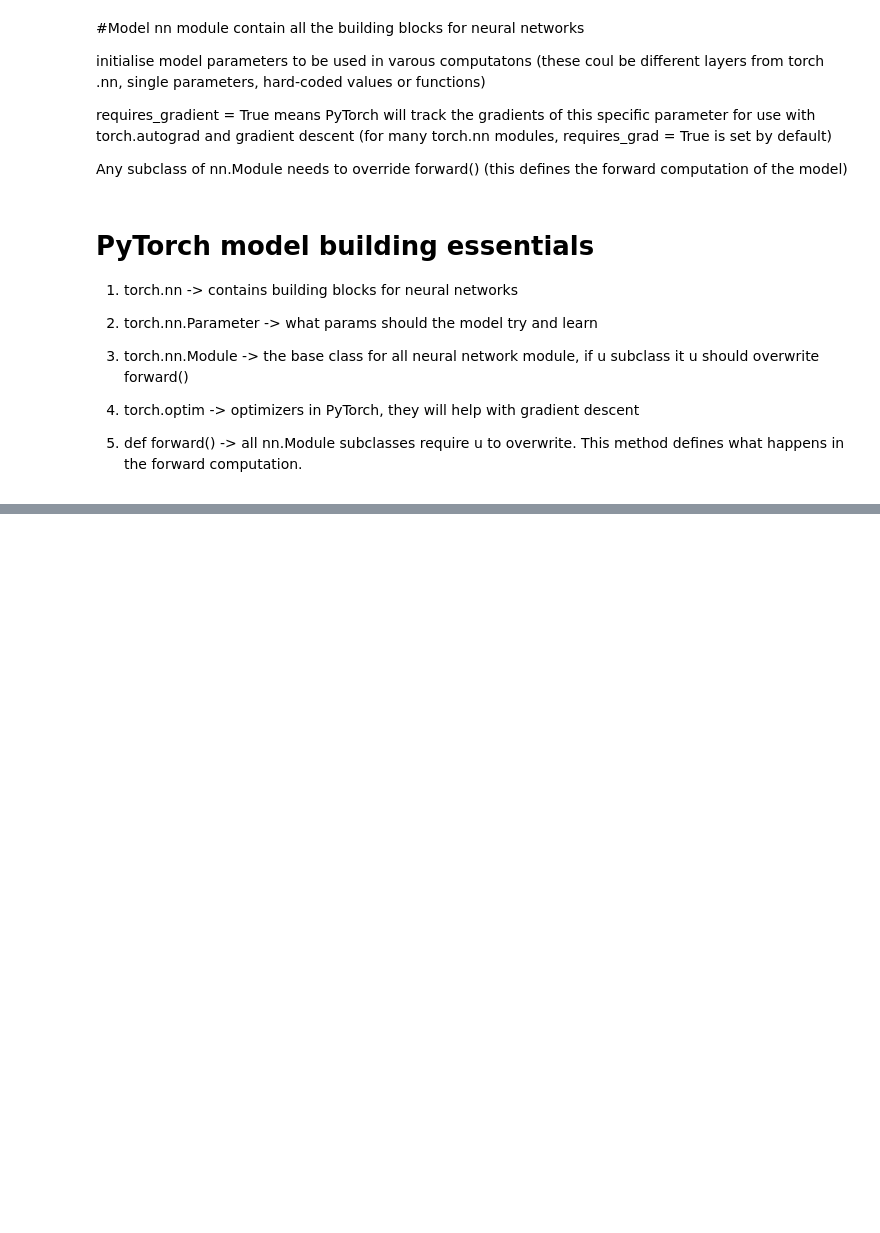
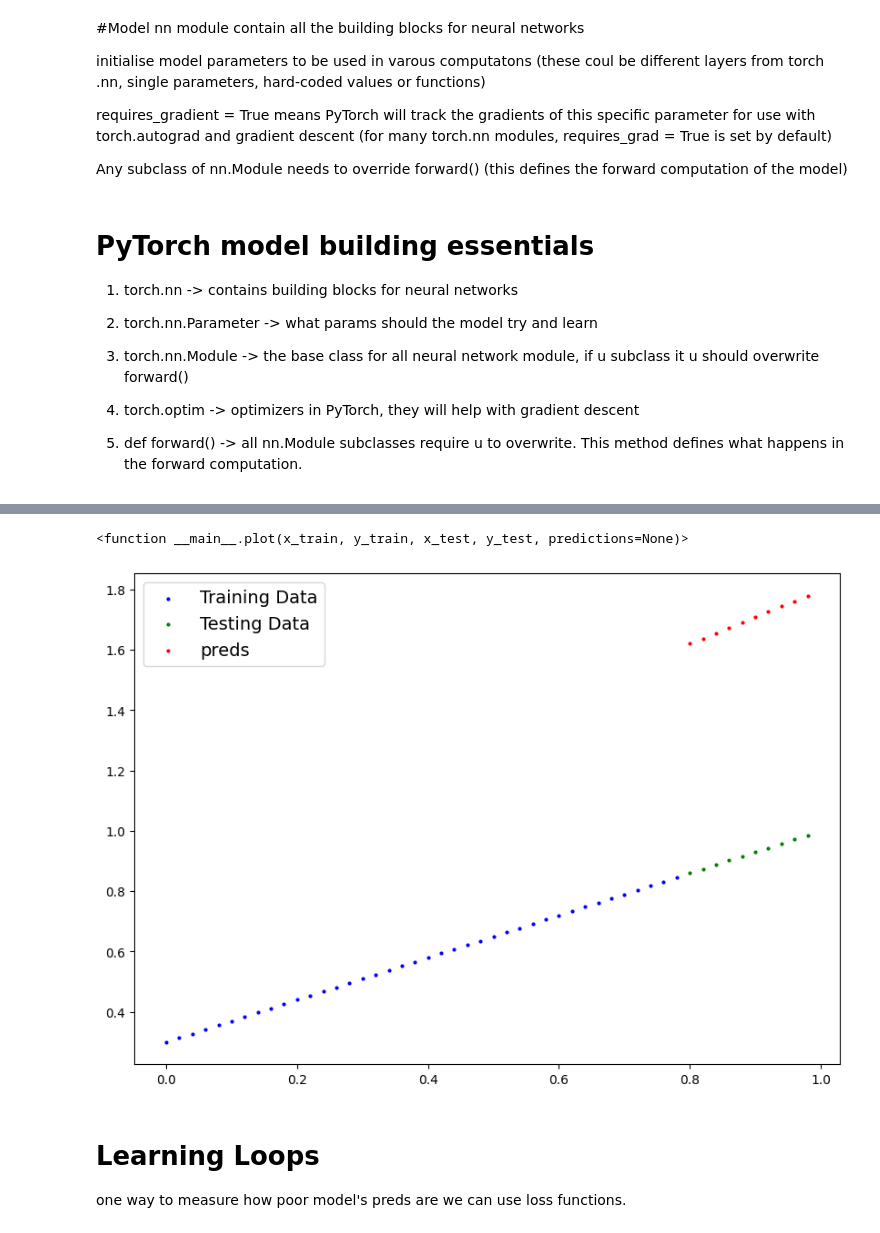
Before and after one commit to SattuSupCodes/PythonJournal, a Jupyter notebook: workflow.ipynb, the cells around one changed output, grey strips where cells are left out. Saved outputs shown, nothing was run; the diff lists cells and outputs as text; code cells hidden in the pictures; blank space fills up the shorter version.

```diff
--- a/workflow.ipynb
+++ b/workflow.ipynb
@@ -91,9 +91,9 @@ class LinearRegression(nn.Module):
                                            requires_grad=True,
                                            dtype=torch.float))
     self.bias = nn.Parameter(torch.rand(1,
-                                        require_grad = True,
+                                        requires_grad = True,
                                         dtype=torch.float))
-    def forward(self, x: torch.Tensor) -> torch.Tensor:
+  def forward(self, x: torch.Tensor) -> torch.Tensor:
       return self.weights * x + self.bias
 # %% [markdown]
 # PyTorch model building essentials
@@ -107,3 +107,12 @@ class LinearRegression(nn.Module):
 4. torch.optim -> optimizers in PyTorch, they will help with gradient descent
 
 5. def forward() -> all nn.Module subclasses require u to overwrite. This method defines what happens in the forward computation.
+# %%
+#creating a random seed
+
+torch.manual_seed(42)
+
+#creating an instance of the model (this is a subclass of nn.Module)
+
+model_0 = LinearRegression()
+list(model_0.parameters())
@@ -109,0 +126,4 @@ class LinearRegression(nn.Module):
+# %%
+with torch.inference_mode():
+  y_preds = model_0(x_test)
+y_preds
@@ -109,0 +154,10 @@ class LinearRegression(nn.Module):
+# %%
+plot(x_train,y_train,x_test,y_test, predictions = y_preds)
+plot
+# %% [output]
+<function __main__.plot(x_train, y_train, x_test, y_test, predictions=None)>
+[figure, added]
+# %% [markdown]
+# Learning Loops
+
+one way to measure how poor model's preds are we can use loss functions.
```
Also changed, not shown: parts of 4 cells of this notebook.
